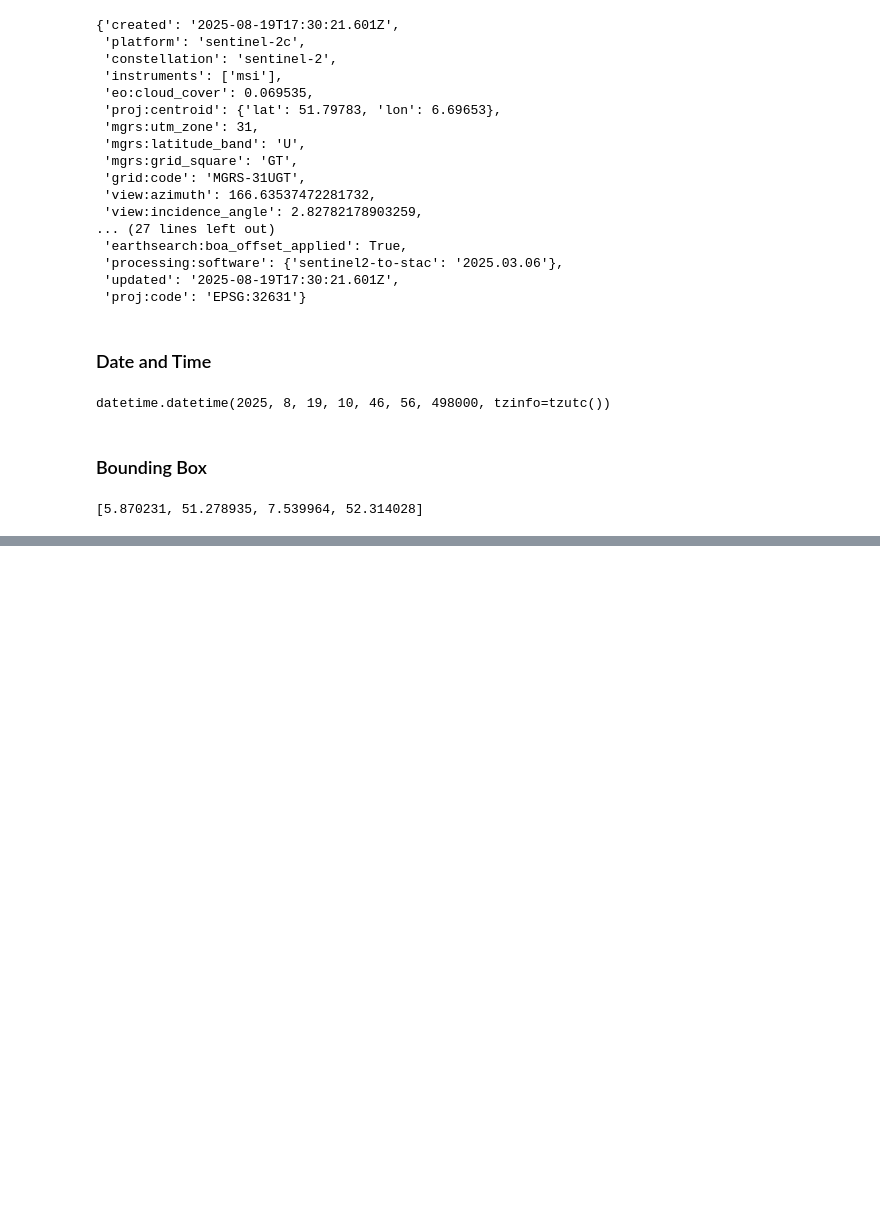
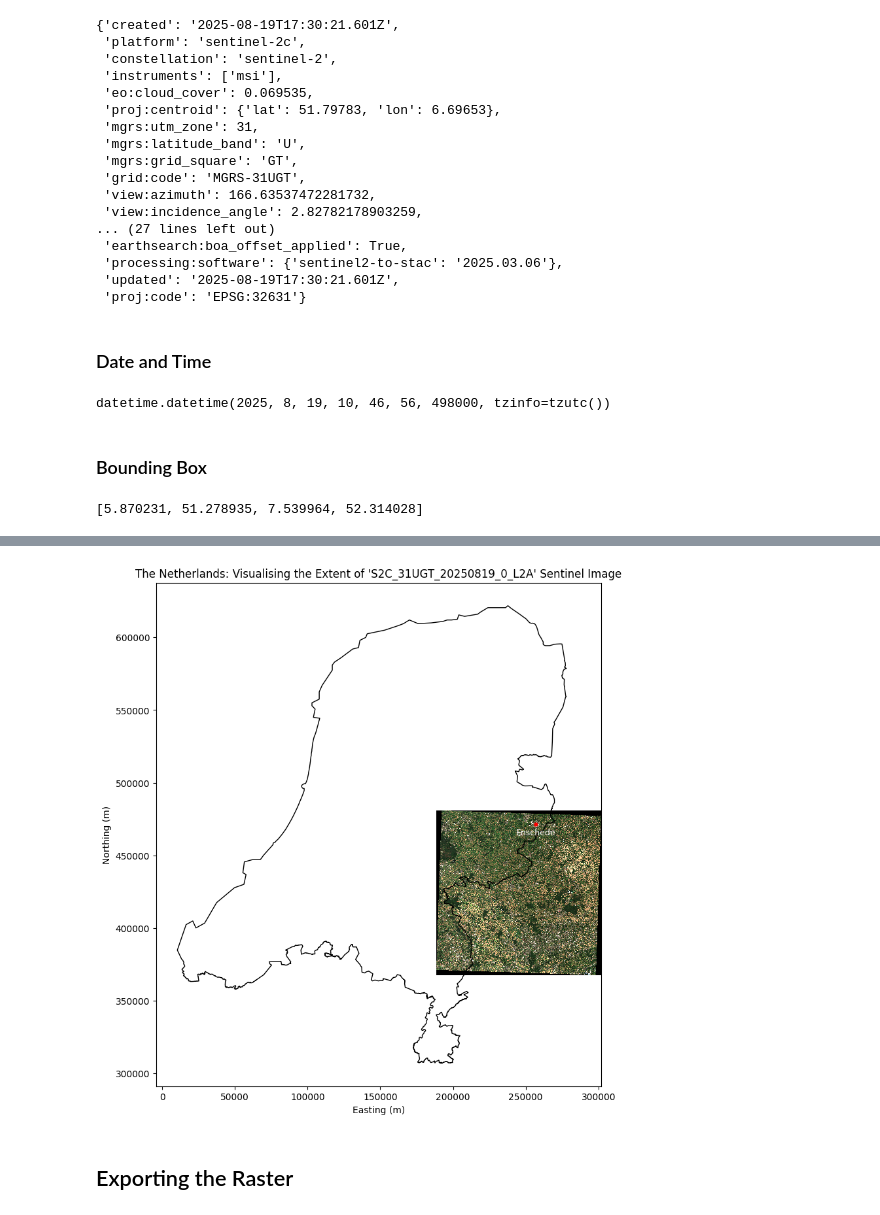
Before and after one commit to armaanFarooqui/dev-experiments, a Jupyter notebook: rasters/sentinel_single.ipynb, the cells around one changed output, grey strips where cells are left out. Drawn from its saved outputs; the diff is of its cells as text; code cells hidden in the pictures; blank space fills up the shorter version.

```diff
--- a/rasters/sentinel_single.ipynb
+++ b/rasters/sentinel_single.ipynb
@@ -206,0 +201,30 @@ Clipping input data to the valid range for imshow with RGB data ([0..1] for floa
+# %%
+nederland = gpd.read_file('../data/vectors/nederland_admin_areas.gpkg', layer='country')
+
+enschede = enschede.to_crs('EPSG:28992')
+enschede_centroid = enschede.geometry.centroid
+
+rgb = rgb.rio.reproject('EPSG:28992')
+# %%
+fig, ax = plt.subplots(figsize=(10,10))
+
+rgb.plot.imshow(ax=ax, robust=True)
+nederland.plot(ax=ax, color='none')
+enschede_centroid.plot(ax=ax, color='red', marker='o', markersize=12)
+
+ax.annotate(
+    xy=(enschede_centroid.x.iloc[0], enschede_centroid.y.iloc[0] - 0.75 * 10**4),
+    text='Enschede',
+    ha='center',
+    fontsize=9,
+    color='white')
+
+ax.set_title(f"The Netherlands: Visualising the Extent of '{item.id}' Sentinel Image")
+ax.set_xlabel('Easting (m)')
+ax.set_ylabel('Northing (m)')
+
+plt.show()
+# %% [output]
+[figure, added]
+# %% [markdown]
+## Exporting the Raster
```
Also changed, not shown: parts of 19 cells of this notebook, 3 other files.
